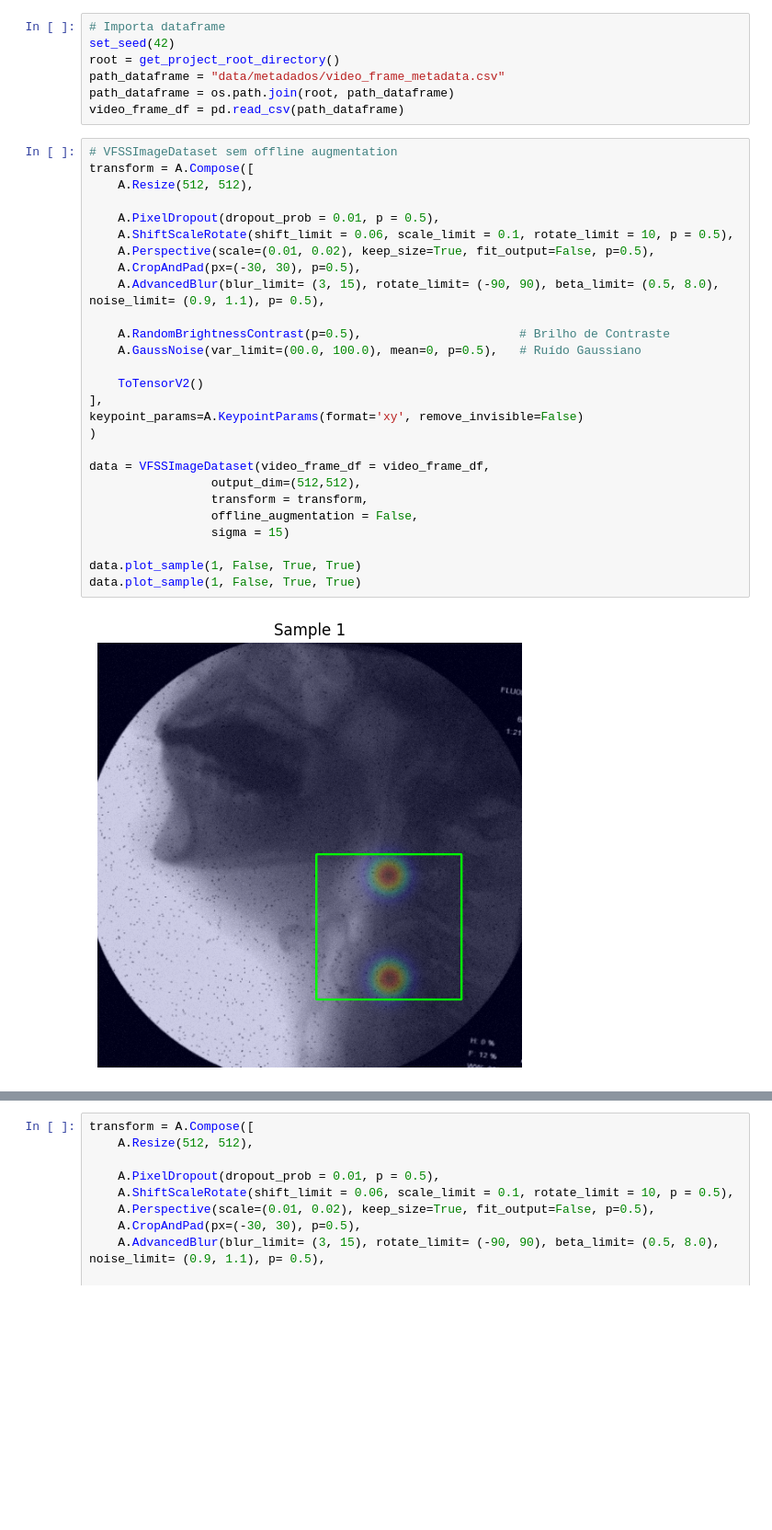
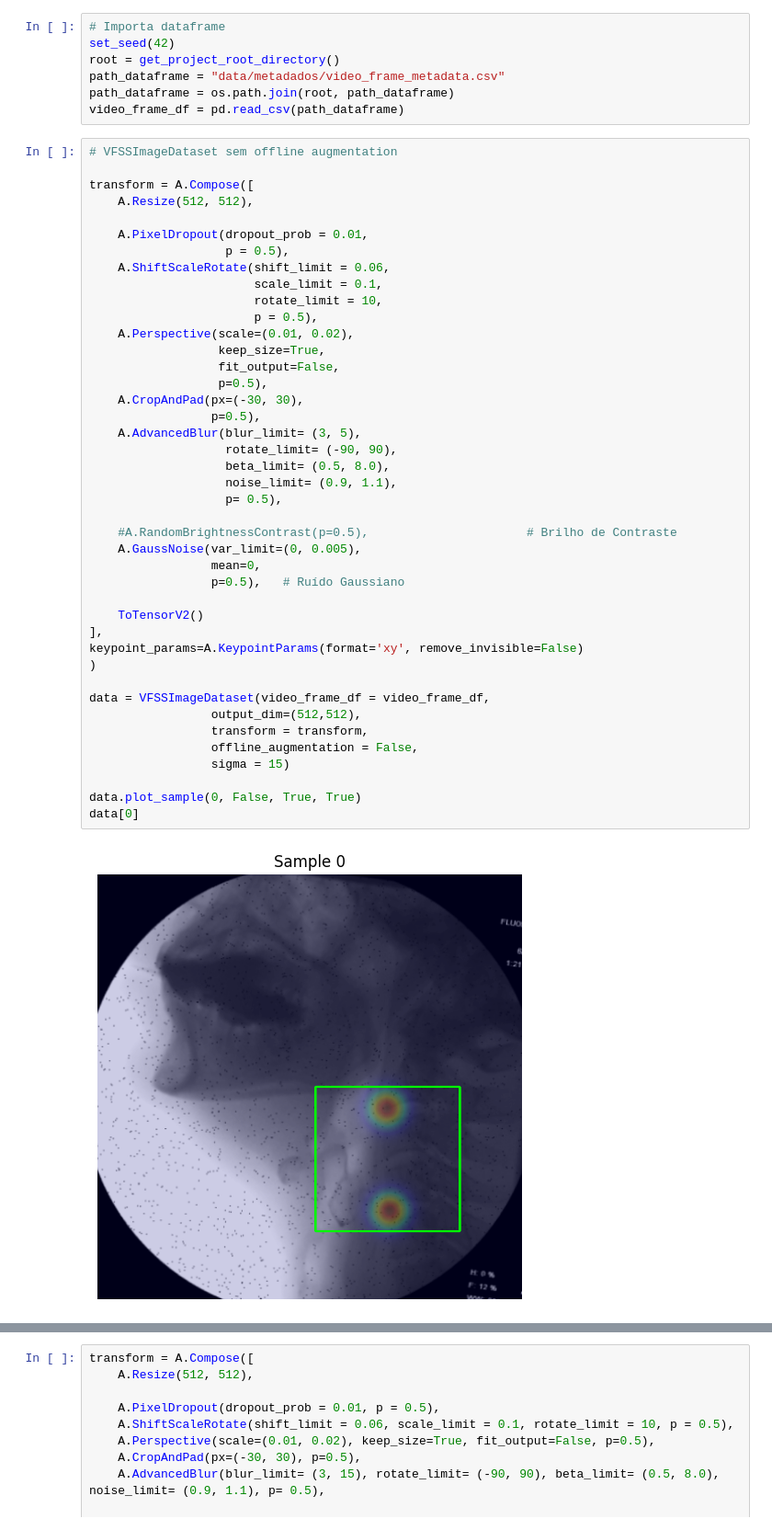
Before and after one commit to Vinicius0300/INF2008_code, a Jupyter notebook: notebook_teste.ipynb, the cells around one changed output, grey strips where cells are left out. Shown at 92% size. Cells and saved outputs as stored; diff of their text form; blank space fills up the shorter version.

```diff
--- a/notebook_teste.ipynb
+++ b/notebook_teste.ipynb
@@ -23,30 +23,45 @@ path_dataframe = os.path.join(root, path_dataframe)
 video_frame_df = pd.read_csv(path_dataframe)
 # %%
 # VFSSImageDataset sem offline augmentation
+
 transform = A.Compose([
     A.Resize(512, 512),
 
-    A.PixelDropout(dropout_prob = 0.01, p = 0.5),
-    A.ShiftScaleRotate(shift_limit = 0.06, scale_limit = 0.1, rotate_limit = 10, p = 0.5),
-    A.Perspective(scale=(0.01, 0.02), keep_size=True, fit_output=False, p=0.5),
-    A.CropAndPad(px=(-30, 30), p=0.5),
-    A.AdvancedBlur(blur_limit= (3, 15), rotate_limit= (-90, 90), beta_limit= (0.5, 8.0), noise_limit= (0.9, 1.1), p= 0.5),
+    A.PixelDropout(dropout_prob = 0.01,
+                   p = 0.5),
+    A.ShiftScaleRotate(shift_limit = 0.06,
+                       scale_limit = 0.1,
+                       rotate_limit = 10,
+                       p = 0.5),
+    A.Perspective(scale=(0.01, 0.02),
+                  keep_size=True,
+                  fit_output=False,
+                  p=0.5),
+    A.CropAndPad(px=(-30, 30),
+                 p=0.5),
+    A.AdvancedBlur(blur_limit= (3, 5),
+                   rotate_limit= (-90, 90),
+                   beta_limit= (0.5, 8.0),
+                   noise_limit= (0.9, 1.1),
+                   p= 0.5),
 
-    A.RandomBrightnessContrast(p=0.5),                      # Brilho de Contraste
-    A.GaussNoise(var_limit=(00.0, 100.0), mean=0, p=0.5),   # Ruído Gaussiano
+    #A.RandomBrightnessContrast(p=0.5),                      # Brilho de Contraste
+    A.GaussNoise(var_limit=(0, 0.005),
+                 mean=0,
+                 p=0.5),   # Ruído Gaussiano
 
     ToTensorV2()
 ],
 keypoint_params=A.KeypointParams(format='xy', remove_invisible=False)
 )
 
 data = VFSSImageDataset(video_frame_df = video_frame_df,
                  output_dim=(512,512),
                  transform = transform,
                  offline_augmentation = False,
                  sigma = 15)
 
-data.plot_sample(1, False, True, True)
-data.plot_sample(1, False, True, True)
+data.plot_sample(0, False, True, True)
+data[0]
 # %% [output]
-[figure, old version]
+[figure, new version]
```
Also changed, not shown: parts of 4 cells of this notebook, 8 other files.
